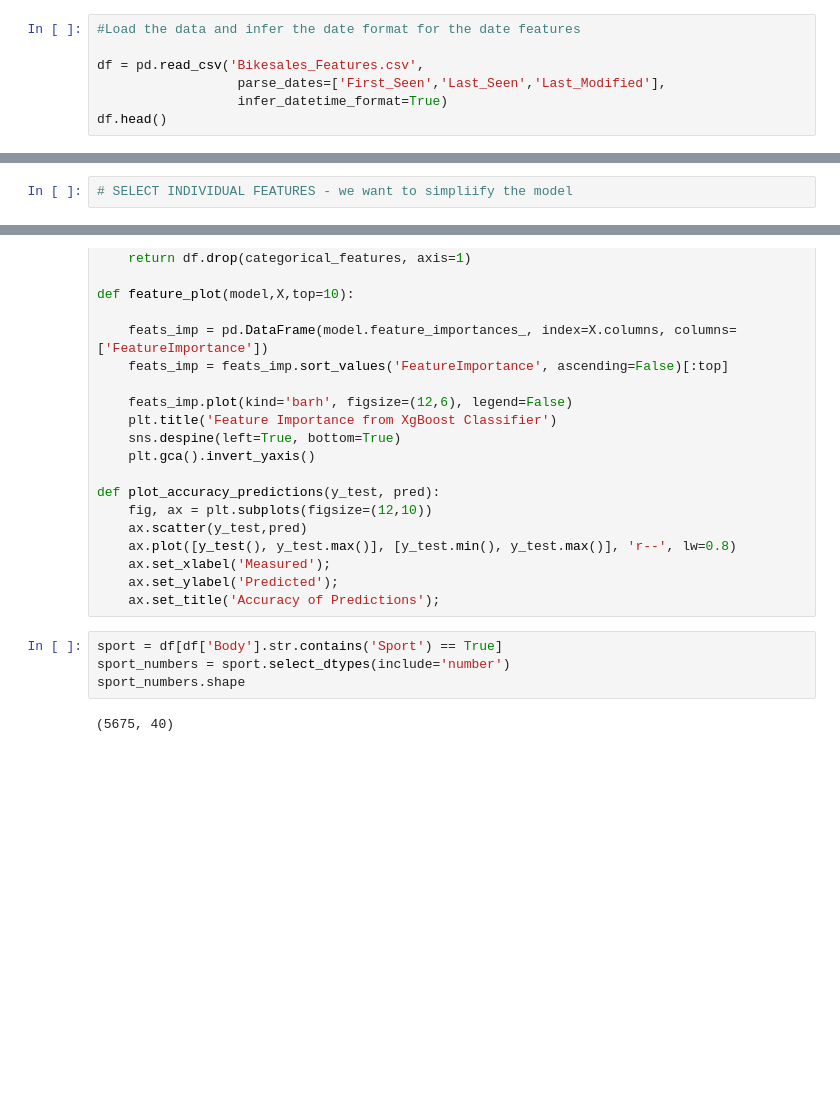
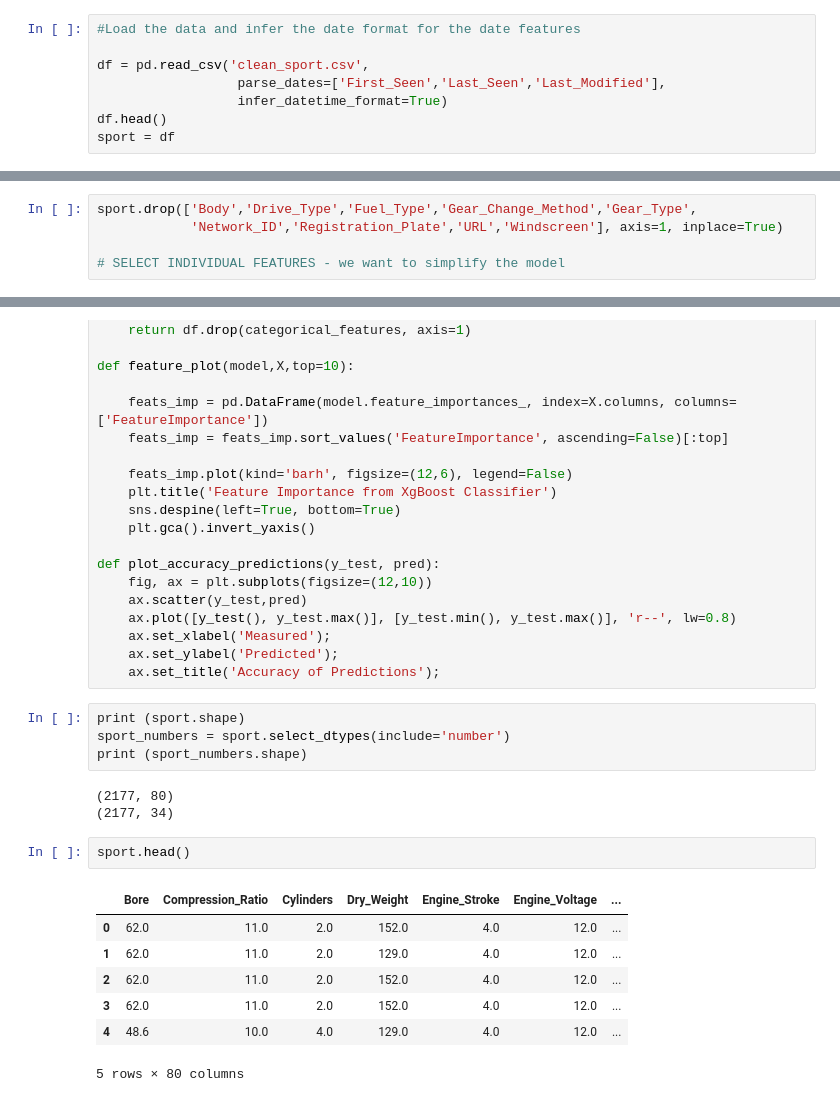
Before and after one commit to beaubellamy/BikeSales, a Jupyter notebook: BikeSales Modelling.ipynb, the cells around one changed output, grey strips where cells are left out. Drawn from its saved outputs; the diff is of its cells as text; blank space fills up the shorter version.

Commit message:
added new notebook
Added some additional cleaning of data. Added new EDA notebook for quick EDA and modelling.

```diff
--- a/BikeSales Modelling.ipynb
+++ b/BikeSales Modelling.ipynb
@@ -14,7 +14,8 @@ warnings.filterwarnings('ignore')
 # %%
 #Load the data and infer the date format for the date features
 
-df = pd.read_csv('Bikesales_Features.csv',
+df = pd.read_csv('clean_sport.csv',
                   parse_dates=['First_Seen','Last_Seen','Last_Modified'],
                   infer_datetime_format=True)
 df.head()
+sport = df
@@ -29,5 +22,8 @@ df.head()
 # %%
-# SELECT INDIVIDUAL FEATURES - we want to simpliify the model
+sport.drop(['Body','Drive_Type','Fuel_Type','Gear_Change_Method','Gear_Type',
+            'Network_ID','Registration_Plate','URL','Windscreen'], axis=1, inplace=True)
+
+# SELECT INDIVIDUAL FEATURES - we want to simplify the model
 # %%
 from sklearn.preprocessing import StandardScaler
 
@@ -71,10 +67,21 @@ def plot_accuracy_predictions(y_test, pred):
     ax.set_ylabel('Predicted');
     ax.set_title('Accuracy of Predictions');
 # %%
-sport = df[df['Body'].str.contains('Sport') == True]
+print (sport.shape)
 sport_numbers = sport.select_dtypes(include='number')
-sport_numbers.shape
+print (sport_numbers.shape)
 # %% [output]
-(5675, 40)
+(2177, 80)
+(2177, 34)
+# %%
+sport.head()
+# %% [output]
+|  | Bore | Compression_Ratio | Cylinders | Dry_Weight | Engine_Stroke | Engine_Voltage | ... |
+| 0 | 62.0 | 11.0 | 2.0 | 152.0 | 4.0 | 12.0 | ... |
+| 1 | 62.0 | 11.0 | 2.0 | 129.0 | 4.0 | 12.0 | ... |
+| 2 | 62.0 | 11.0 | 2.0 | 152.0 | 4.0 | 12.0 | ... |
+| 3 | 62.0 | 11.0 | 2.0 | 152.0 | 4.0 | 12.0 | ... |
+| 4 | 48.6 | 10.0 | 4.0 | 129.0 | 4.0 | 12.0 | ... |
+5 rows × 80 columns
 # %%
 numerical_features = list(df.select_dtypes(include='number').columns)
```
Also changed, not shown: parts of 13 cells of this notebook, 3 other files.
